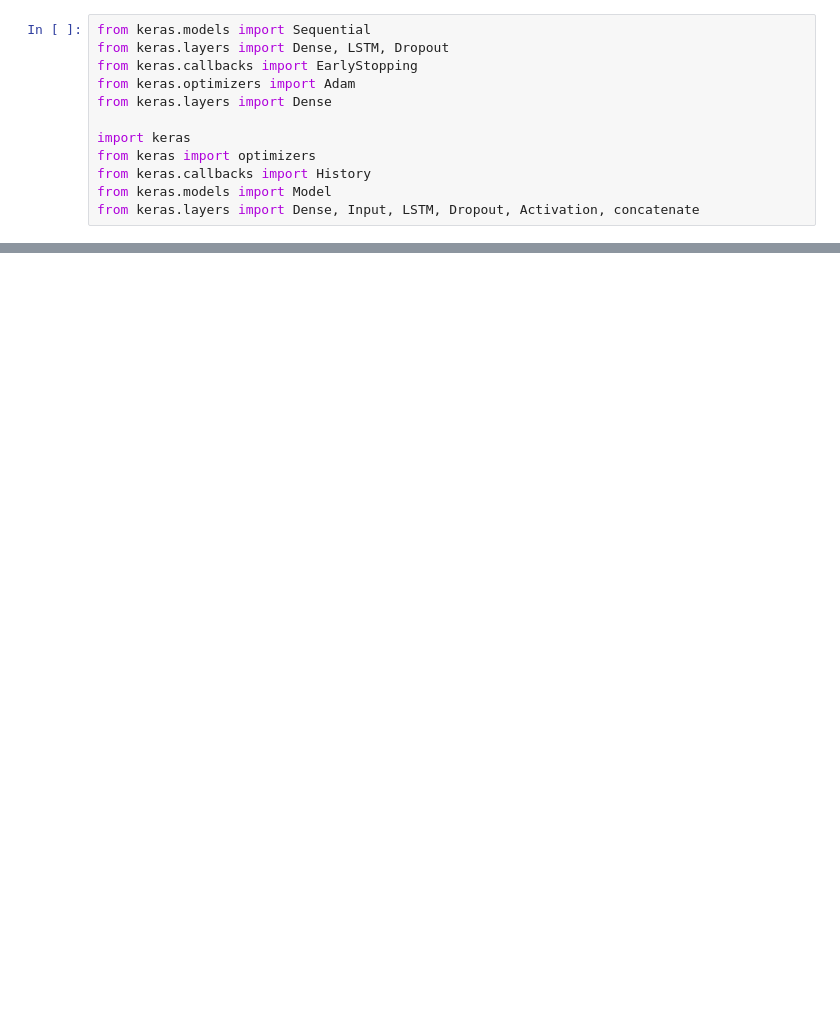
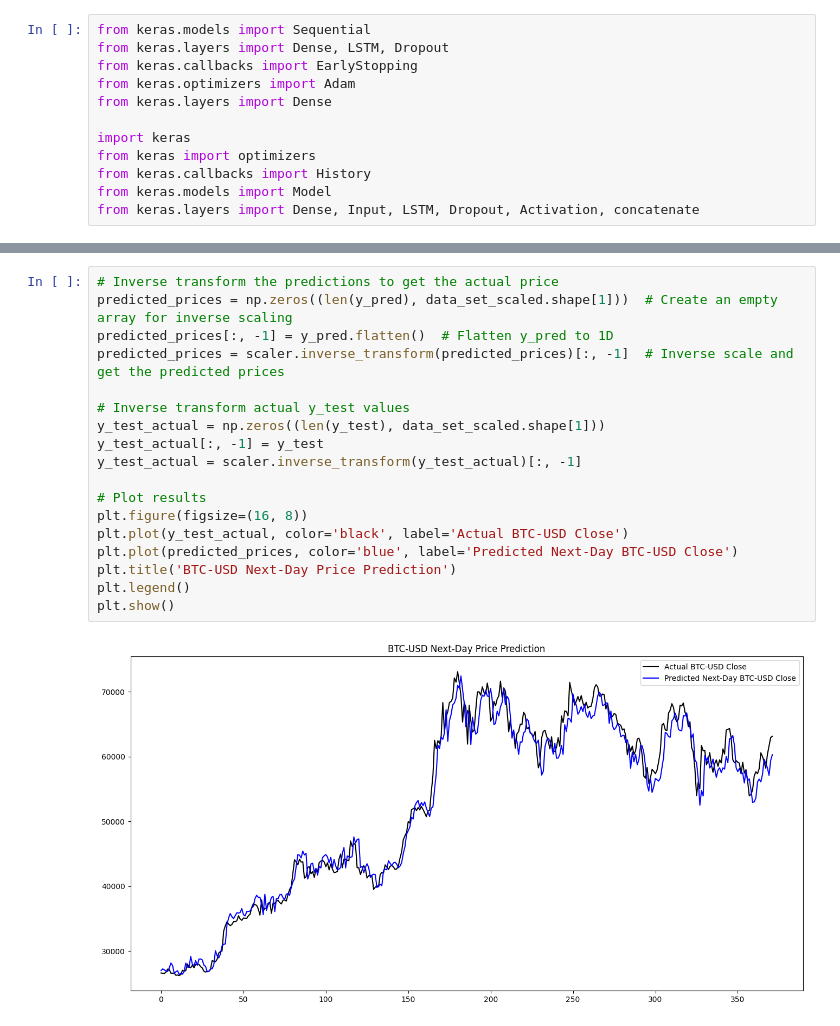
Before and after one commit to awaiskhan005/DATA-SCIENCE-AND-AI-, a Jupyter notebook: BTC_USD_PREDICTION_WITH_INDICATORS_PROJECT.ipynb, the cells around one changed output, grey strips where cells are left out. Saved outputs shown, nothing was run; the diff lists cells and outputs as text; blank space fills up the shorter version.

```diff
--- a/BTC_USD_PREDICTION_WITH_INDICATORS_PROJECT.ipynb
+++ b/BTC_USD_PREDICTION_WITH_INDICATORS_PROJECT.ipynb
@@ -206,0 +289,20 @@ plt.show()
+# %%
+# Inverse transform the predictions to get the actual price
+predicted_prices = np.zeros((len(y_pred), data_set_scaled.shape[1]))  # Create an empty array for inverse scaling
+predicted_prices[:, -1] = y_pred.flatten()  # Flatten y_pred to 1D
+predicted_prices = scaler.inverse_transform(predicted_prices)[:, -1]  # Inverse scale and get the predicted prices
+
+# Inverse transform actual y_test values
+y_test_actual = np.zeros((len(y_test), data_set_scaled.shape[1]))
+y_test_actual[:, -1] = y_test
+y_test_actual = scaler.inverse_transform(y_test_actual)[:, -1]
+
+# Plot results
+plt.figure(figsize=(16, 8))
+plt.plot(y_test_actual, color='black', label='Actual BTC-USD Close')
+plt.plot(predicted_prices, color='blue', label='Predicted Next-Day BTC-USD Close')
+plt.title('BTC-USD Next-Day Price Prediction')
+plt.legend()
+plt.show()
+# %% [output]
+[figure, added]
```
Also changed, not shown: parts of 11 cells of this notebook.
